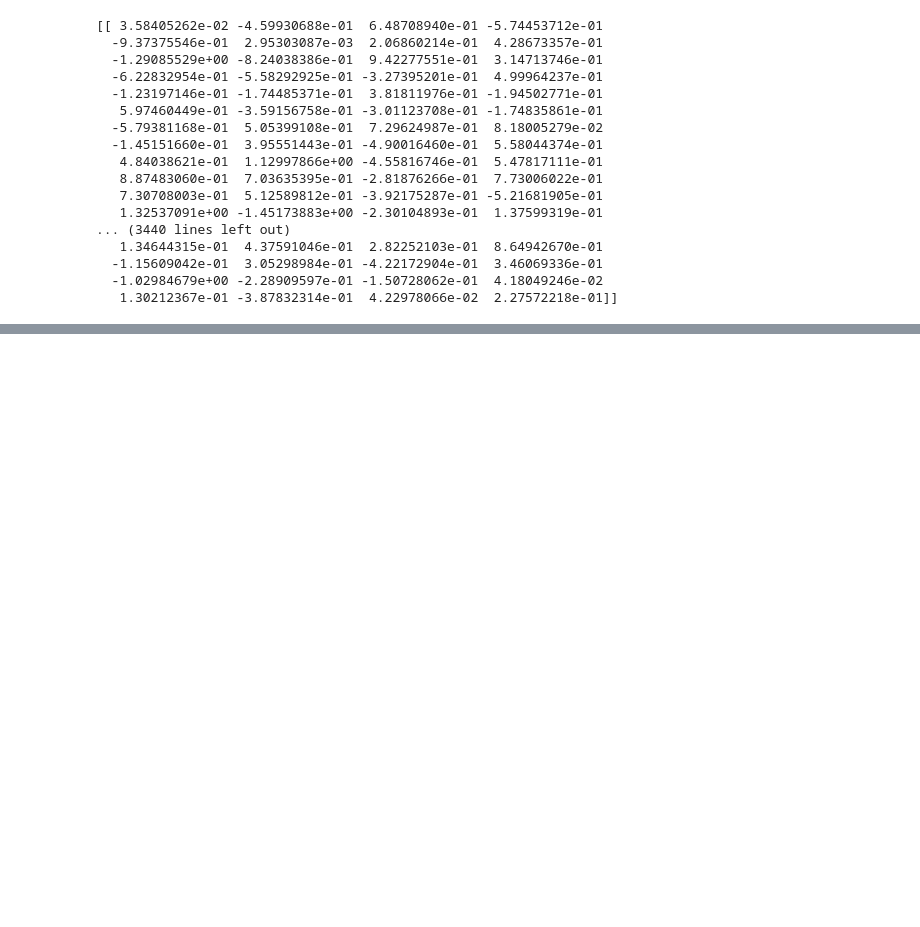
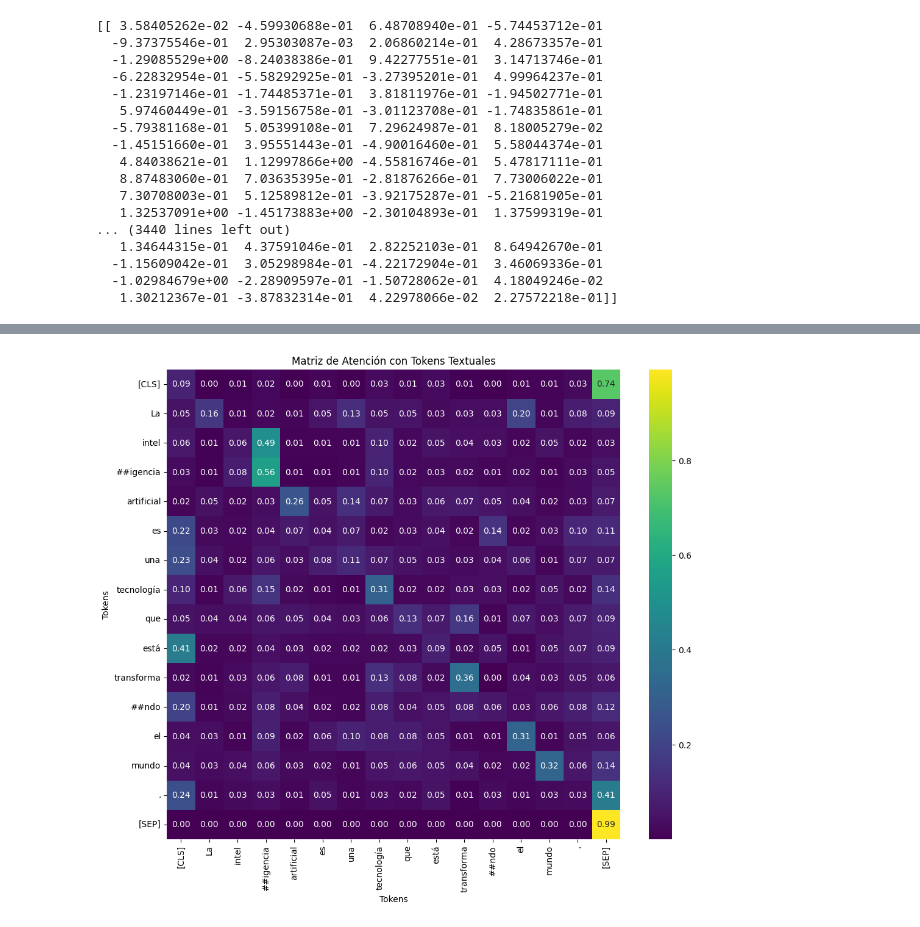
Before and after one commit to ibonetc/AI_Deep-Learning, a Jupyter notebook: Tokenizacion_Embedding.ipynb, the cells around one changed output, grey strips where cells are left out. Cells and saved outputs as stored; diff of their text form; code cells hidden in the pictures; blank space fills up the shorter version.

```diff
--- a/Tokenizacion_Embedding.ipynb
+++ b/Tokenizacion_Embedding.ipynb
@@ -191,0 +204,3 @@ print(embeddings_np[0])
+# %%
+# Tokenizar y extraer tokens
+tokens = tokenizer.convert_ids_to_tokens(inputs['input_ids'][0])
@@ -191,0 +226,3 @@ print(embeddings_np[0])
+# %%
+# Carga del modelo
+model = BertModel.from_pretrained('bert-base-multilingual-cased', output_attentions=True)
@@ -191,0 +244,16 @@ print(embeddings_np[0])
+# %%
+# Obtener la salida del modelo (incluyendo las atenciones)
+outputs = model(**inputs)
+attentions = outputs.attentions
+# %%
+# Seleccionamos la matriz de atención de la primera capa y la primera cabeza
+attention_matrix = attentions[0][0][0].detach().numpy()  # Primera capa y primera cabeza
+# %%
+plt.figure(figsize=(12, 10))
+sns.heatmap(attention_matrix, annot=True, fmt=".2f", cmap="viridis", xticklabels=tokens, yticklabels=tokens)
+plt.title("Matriz de Atención con Tokens Textuales")
+plt.xlabel("Tokens")
+plt.ylabel("Tokens")
+plt.show()
+# %% [output]
+[figure, added]
```
Also changed, not shown: parts of 5 cells of this notebook.
